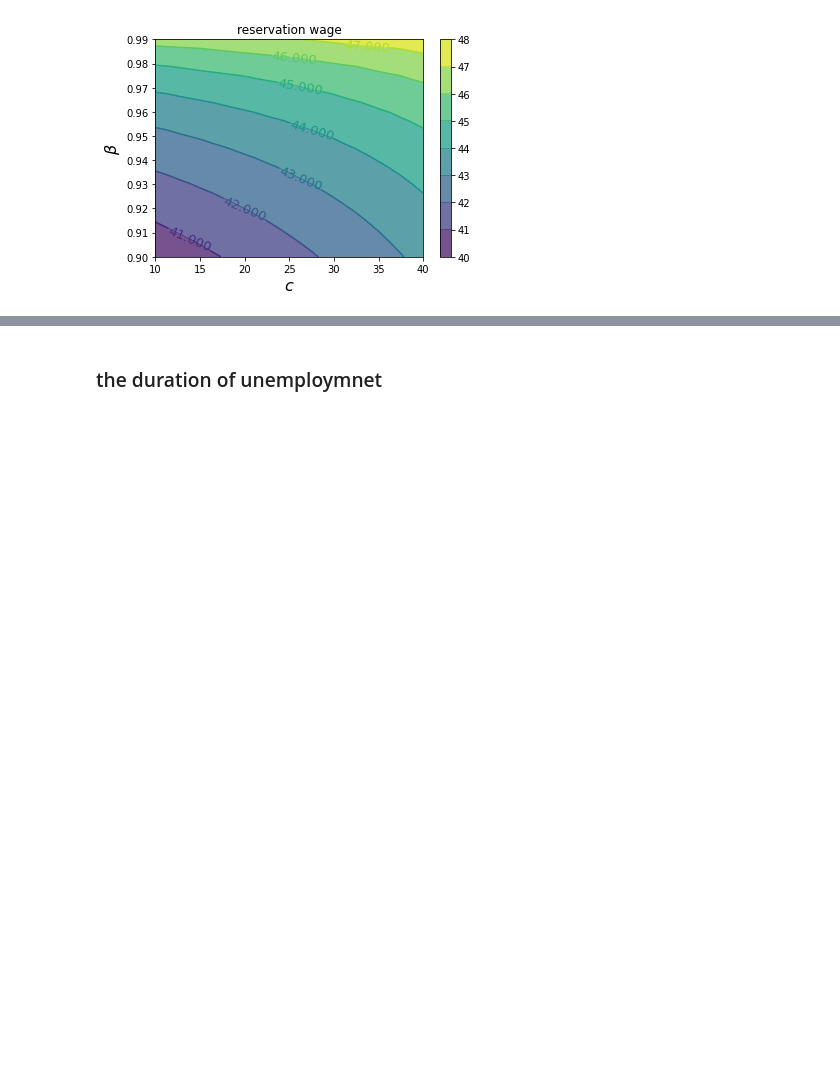
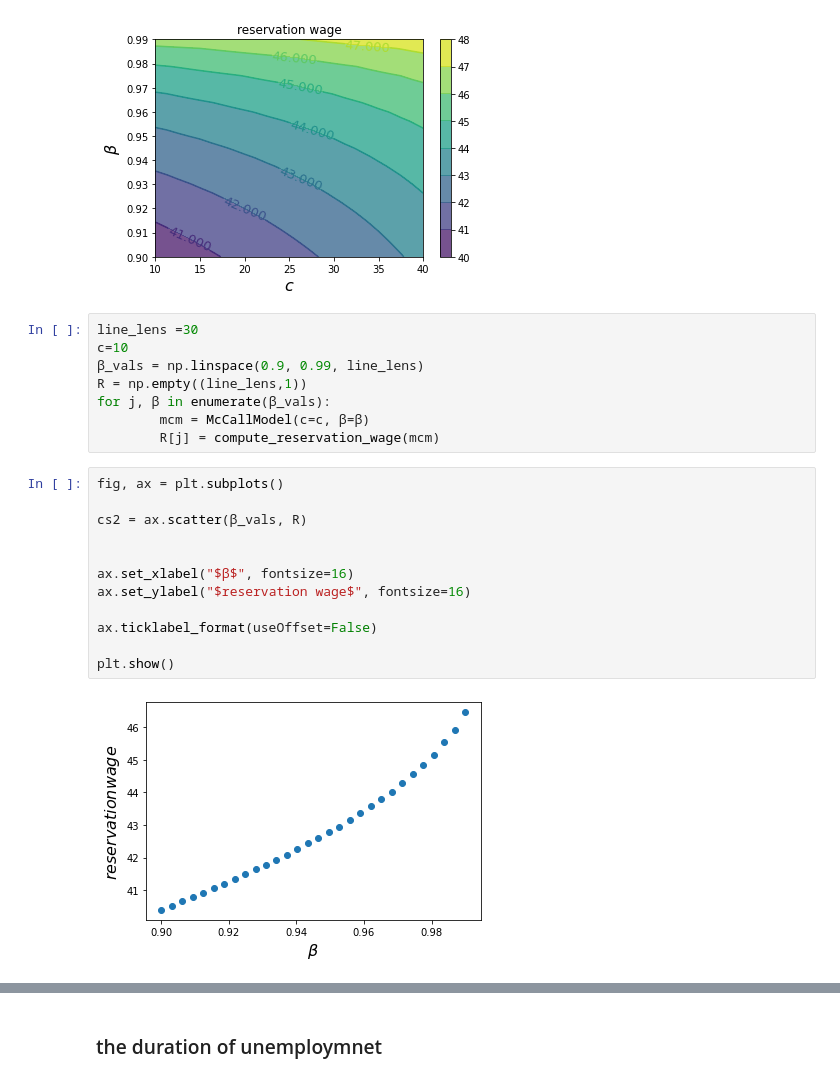
Before and after one commit to sunshineluyao/Econ-211, a Jupyter notebook: Simulation/Job_Searching_Model.ipynb, the cells around one changed output, grey strips where cells are left out. Cells and saved outputs as stored; diff of their text form; blank space fills up the shorter version.

```diff
--- a/Simulation/Job_Searching_Model.ipynb
+++ b/Simulation/Job_Searching_Model.ipynb
@@ -214,3 +214,25 @@ ax.ticklabel_format(useOffset=False)
 plt.show()
 # %% [output]
 [figure]
+# %%
+line_lens =30
+c=10
+β_vals = np.linspace(0.9, 0.99, line_lens)
+R = np.empty((line_lens,1))
+for j, β in enumerate(β_vals):
+        mcm = McCallModel(c=c, β=β)
+        R[j] = compute_reservation_wage(mcm)
+# %%
+fig, ax = plt.subplots()
+
+cs2 = ax.scatter(β_vals, R)
+
+
+ax.set_xlabel("$β$", fontsize=16)
+ax.set_ylabel("$reservation wage$", fontsize=16)
+
+ax.ticklabel_format(useOffset=False)
+
+plt.show()
+# %% [output]
+[figure, added]
```
Also changed, not shown: parts of 2 cells of this notebook.
